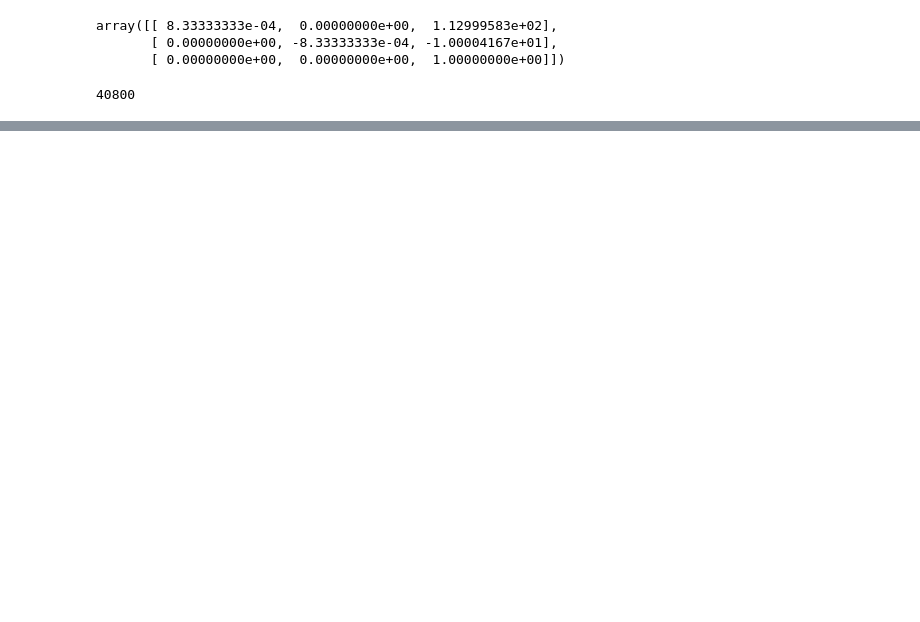
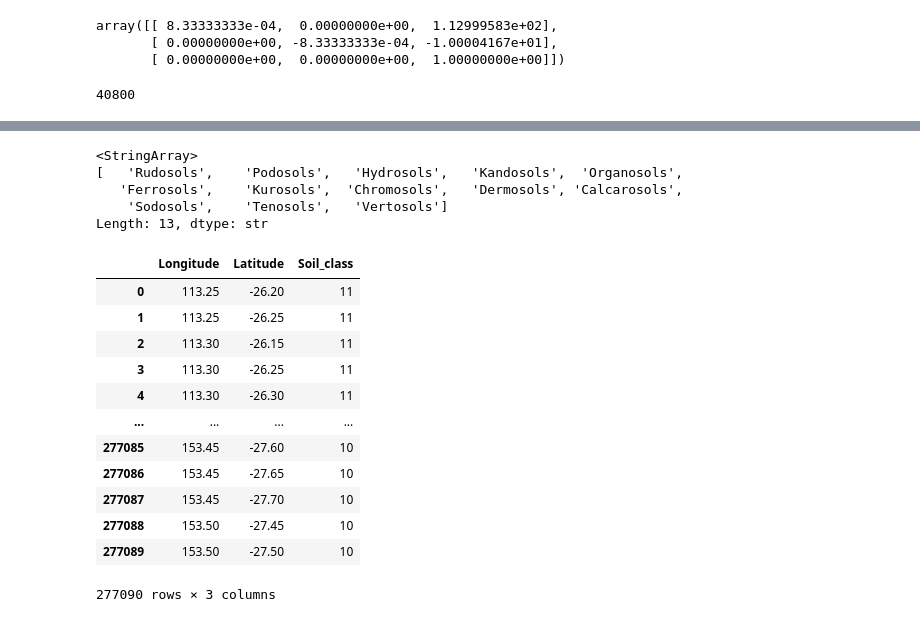
Before and after one commit to Matei-Stoica-Uni/Capstone-Case-Study---Australia, a Jupyter notebook: extracting new soil data.ipynb, the cells around one changed output, grey strips where cells are left out. Saved outputs shown, nothing was run; the diff lists cells and outputs as text; code cells hidden in the pictures; blank space fills up the shorter version.

```diff
--- a/extracting new soil data.ipynb
+++ b/extracting new soil data.ipynb
@@ -125,0 +87,30 @@ plt.show()
+# %%
+soils=pd.unique(griddata['Soil_class'])
+soils
+# %% [output]
+<StringArray>
+[   'Rudosols',    'Podosols',   'Hydrosols',   'Kandosols',  'Organosols',
+   'Ferrosols',    'Kurosols',  'Chromosols',   'Dermosols', 'Calcarosols',
+    'Sodosols',    'Tenosols',   'Vertosols']
+Length: 13, dtype: str
+# %%
+soils=pd.unique(griddata['Soil_class'])
+numbers=[11,10,9,8,13,5,6,4,3,12,2,7,1]
+
+soil_numbers= dict(zip(soils, numbers))
+griddata.replace(to_replace=soil_numbers, inplace=True)
+griddata
+# %% [output]
+|  | Longitude | Latitude | Soil_class |
+| 0 | 113.25 | -26.20 | 11 |
+| 1 | 113.25 | -26.25 | 11 |
+| 2 | 113.30 | -26.15 | 11 |
+| 3 | 113.30 | -26.25 | 11 |
+| 4 | 113.30 | -26.30 | 11 |
+| ... | ... | ... | ... |
+| 277085 | 153.45 | -27.60 | 10 |
+| 277086 | 153.45 | -27.65 | 10 |
+| 277087 | 153.45 | -27.70 | 10 |
+| 277088 | 153.50 | -27.45 | 10 |
+| 277089 | 153.50 | -27.50 | 10 |
+277090 rows × 3 columns
```
Also changed, not shown: parts of 15 cells of this notebook, 3 other files.
